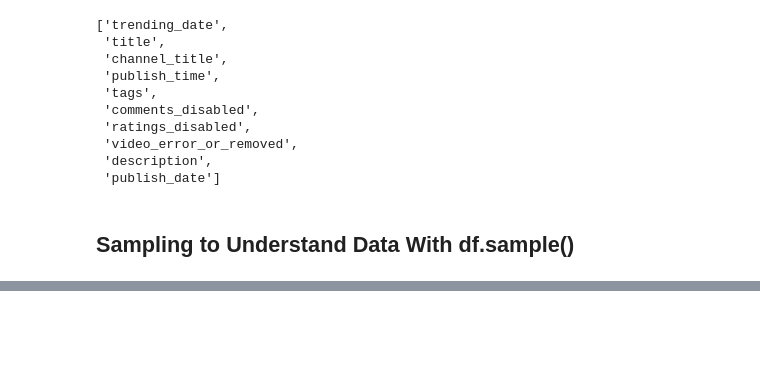
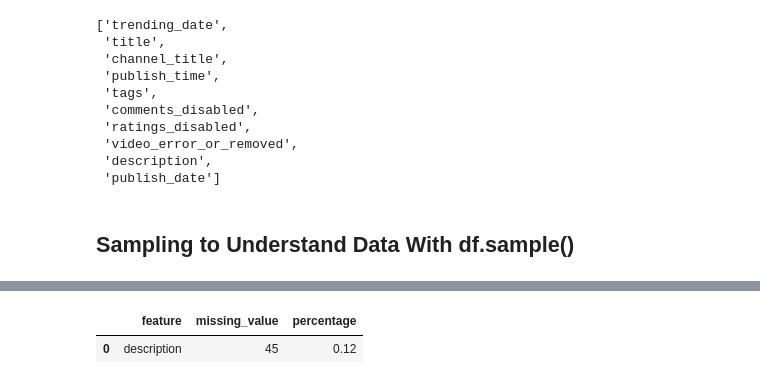
Before and after one commit to dinalnaveen/Analyse-the-relationship-between-metrics-of-YouTube-based-on-YouTube-analytics-by-applying-the-machi, a Jupyter notebook: YouTube Video Views Prediction.ipynb, the cells around one changed output, grey strips where cells are left out. Saved outputs shown, nothing was run; the diff lists cells and outputs as text; code cells hidden in the pictures; blank space fills up the shorter version.

```diff
--- a/YouTube Video Views Prediction.ipynb
+++ b/YouTube Video Views Prediction.ipynb
@@ -117,0 +157,10 @@ categorical
+# %%
+data_missing_value = df_clean.isnull().sum().reset_index()
+data_missing_value.columns = ['feature','missing_value']
+data_missing_value['percentage'] = round((data_missing_value['missing_value']/len(df_clean))*100,2)
+data_missing_value = data_missing_value.sort_values('percentage', ascending=False).reset_index(drop=True)
+data_missing_value = data_missing_value[data_missing_value['percentage']>0]
+data_missing_value
+# %% [output]
+|  | feature | missing_value | percentage |
+| 0 | description | 45 | 0.12 |
```
Also changed, not shown: parts of 9 cells of this notebook.
